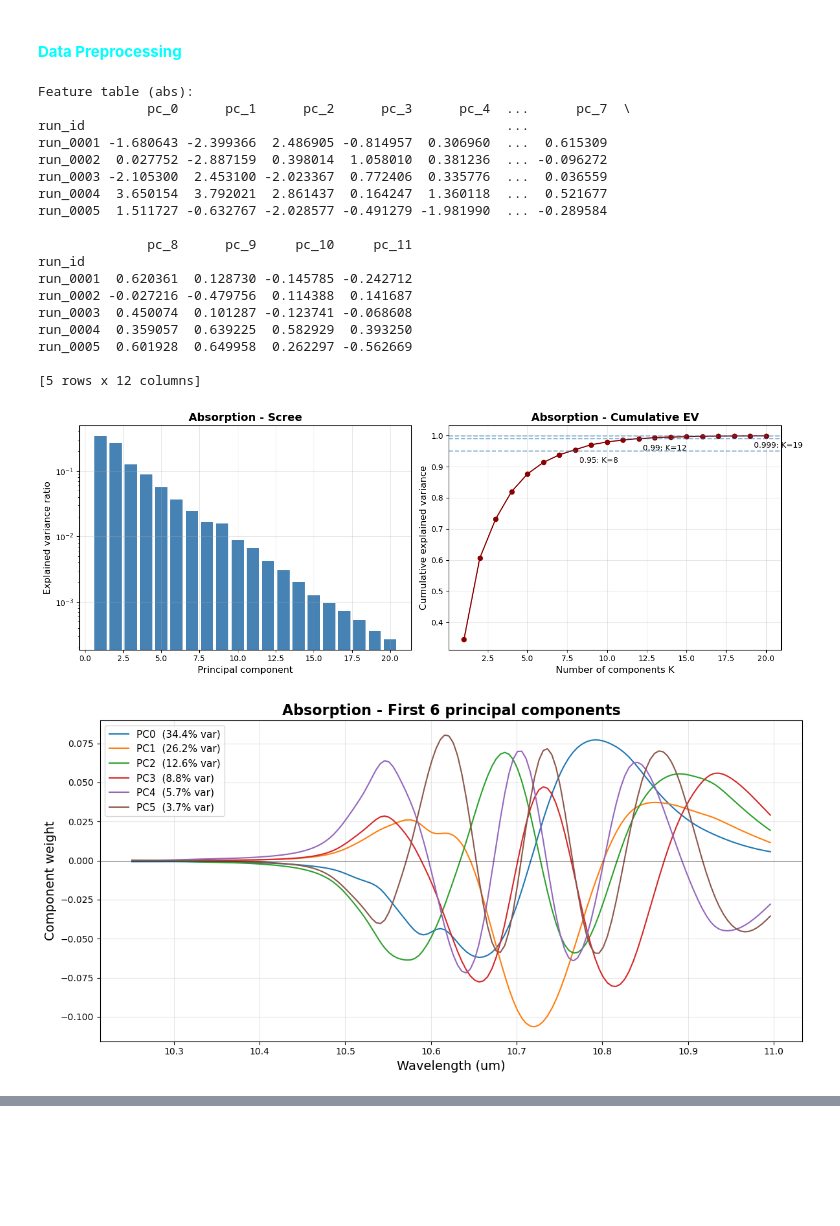
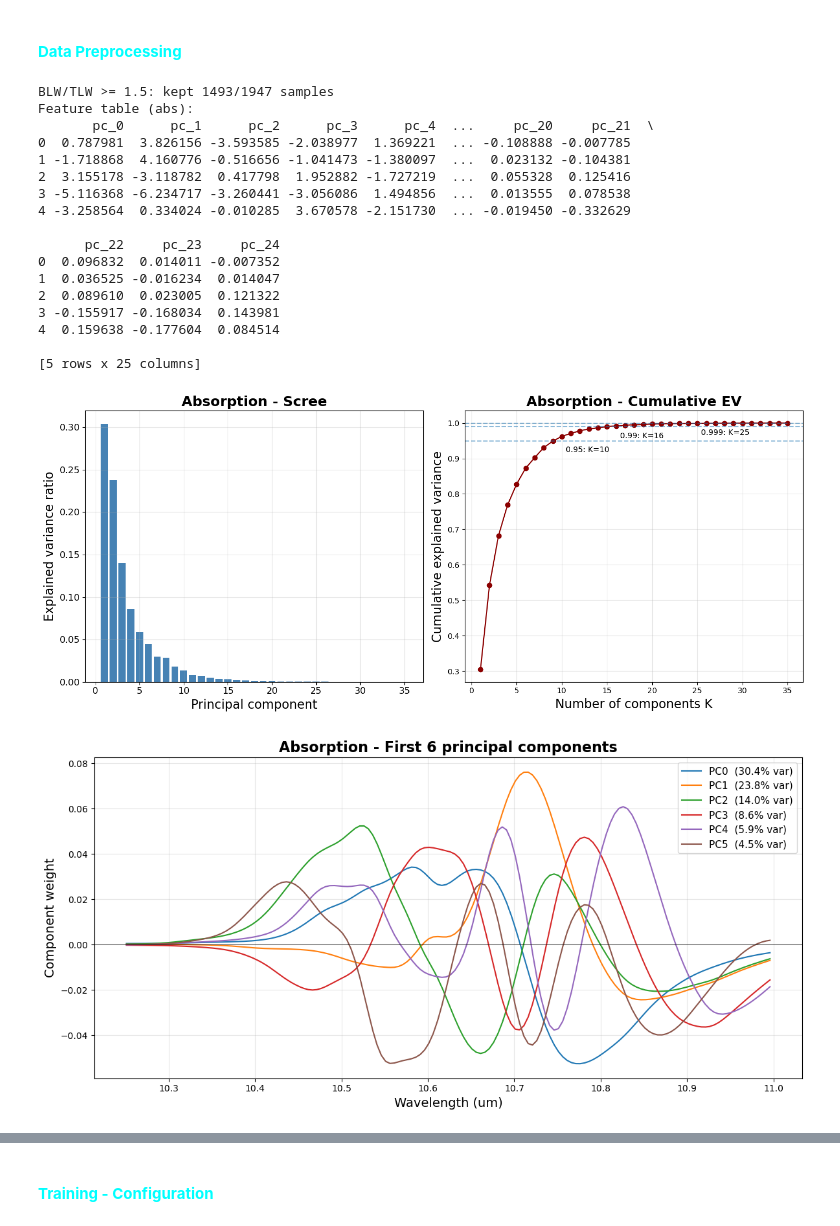
Before and after one commit to mill0851/capstone_SiC_gratings, a Jupyter notebook: ML_project/pca_mlp/PCA_MLP_4D.ipynb, the cells around one changed output, grey strips where cells are left out. Drawn from its saved outputs; the diff is of its cells as text; code cells hidden in the pictures; blank space fills up the shorter version.

```diff
--- a/ML_project/pca_mlp/PCA_MLP_4D.ipynb
+++ b/ML_project/pca_mlp/PCA_MLP_4D.ipynb
@@ -13,23 +22,38 @@ from preprocessing.pipelines import build_pca_pipeline
 # %% [markdown]
 #### <span style="color:cyan">**Data Preprocessing**</span>
 # %%
-#### DATA PREPROCESSING PIPELINE - PCA FEATURES (8D GEOMETRY) ####
+#### DATA PREPROCESSING PIPELINE - PCA FEATURES (4D GEOMETRY) ####
 # Config
 pd.set_option('display.max_columns', 10)
 DATA_PATH = '../data/batch2'
 DOMAIN = (10.25, 11.0)
-TEST_IDX = np.arange(0, 1024, 128)
-INTERP = 4
-K = 12
+INTERP = 10
+TEST_IDX = np.arange(0, 1947, 100)
+K = 25
 K_SWEEP = [2, 5, 10, 20, 40, 80]
 N_PC_SHOW = 6
+
+# Filter out samples with BLW/TLW below this value (set to 0 to disable filtering)
+MIN_BLW_TLW_RATIO = 1.5
 
 # Import Data
 geom_labels, geom_table, refl_data, abs_data, refl_bg, abs_bg, wl = import_data(DATA_PATH)
 
+# Filter samples by BLW/TLW ratio
+if MIN_BLW_TLW_RATIO > 0:
+    ratio = geom_table['blw'] / geom_table['tlw']
+    keep_mask = ratio >= MIN_BLW_TLW_RATIO
+    n_before = len(geom_table)
+    geom_table = geom_table.loc[keep_mask].reset_index(drop=True)
+    refl_data  = refl_data.loc[keep_mask].reset_index(drop=True)
+    abs_data   = abs_data.loc[keep_mask].reset_index(drop=True)
+    print(f'BLW/TLW >= {MIN_BLW_TLW_RATIO}: kept {len(geom_table)}/{n_before} samples')
+    # Re-space TEST_IDX evenly across the filtered sample space (same count as before)
+    TEST_IDX = np.linspace(0, len(geom_table) - 1, len(TEST_IDX)).astype(int)
+
 # Print Data and geometry Table for inspection
-print(f'\ngeometry labels (4D):\n{geom_labels}\n')
-print(f'geometry_table (4D):\n{geom_table.head()}\n')
+# print(f'\ngeometry labels (4D):\n{geom_labels}\n')
+# print(f'geometry_table (4D):\n{geom_table.head()}\n')
 # print(f'absorption data:\n{abs_data.head()}\n')
 # print(f'absorption background:\n{abs_bg.head()}\n')
 
@@ -48,7 +72,7 @@ print(f'Feature table (abs):\n{abs_ft_pca.head()}\n')
 
 #### EXPLORATION PLOTS ####
 # 1) Scree / cumulative explained variance
-plot_scree(abs_pca, 'Absorption', k_max=20)
+plot_scree(abs_pca, 'Absorption', k_max=35)
 
 # 2) Shapes of the first N principal components
 plot_pc_shapes(abs_pca, 'Absorption', N_PC_SHOW)
@@ -60,52 +84,50 @@ plot_k_sweep_reconstruction(abs_data, abs_pca, demo_idx, K_SWEEP, 'Absorption')
 # 4) Spectral MSE and peak-location MAE vs K (dataset-wide diagnostic)
 plot_k_sweep_error(abs_data, abs_pca, K_SWEEP, 'Absorption')
 
-# 5) Latent space scatter: PC0 vs PC1 colored by each geometry parameter (all 8).
+# 5) Latent space scatter: PC0 vs PC1 colored by each geometry parameter (all 4).
 plot_latent_colored_by_geom(abs_ft_pca, geom_table, geom_labels, 'Absorption')
 
 # 6) Reconstruction grid: data (target) vs K-component PCA reconstruction
 #    for each sample in TEST_IDX. Direct visual check of PCA fidelity.
 plot_reconstruction_grid(abs_data, abs_pca, TEST_IDX, 'Absorption')
 
 
 #### DATA EXPORT ####
-# Create export dict (same format as pca_4D.py; geometry_table is now 8D)
 pca_ft = {
     "wl": wl,
     "absorption": abs_data,
     "absorption_features": abs_ft_pca,
     "absorption_pca": abs_pca,
     "geometry_labels": geom_labels,
     "geometry_table": geom_table,
     "K": K,
 }
 
 data_config = {
     "data_path": DATA_PATH,
     "domain": DOMAIN,
     "interpolation_density": INTERP,
     "K": K,
-    "geometry_dim": 8,
-    "derived_features": ["width_sum", "width_diff", "aspect_ratio", "fill_factor"],
+    "geometry_dim": 4,
+    "min_blw_tlw_ratio": MIN_BLW_TLW_RATIO,
 }
 # %% [output]
+BLW/TLW >= 1.5: kept 1493/1947 samples
 Feature table (abs):
-              pc_0      pc_1      pc_2      pc_3      pc_4  ...      pc_7  \
-run_id                                                      ...
-run_0001 -1.680643 -2.399366  2.486905 -0.814957  0.306960  ...  0.615309
-run_0002  0.027752 -2.887159  0.398014  1.058010  0.381236  ... -0.096272
-run_0003 -2.105300  2.453100 -2.023367  0.772406  0.335776  ...  0.036559
-run_0004  3.650154  3.792021  2.861437  0.164247  1.360118  ...  0.521677
-run_0005  1.511727 -0.632767 -2.028577 -0.491279 -1.981990  ... -0.289584
+       pc_0      pc_1      pc_2      pc_3      pc_4  ...     pc_20     pc_21  \
+0  0.787981  3.826156 -3.593585 -2.038977  1.369221  ... -0.108888 -0.007785
+1 -1.718868  4.160776 -0.516656 -1.041473 -1.380097  ...  0.023132 -0.104381
+2  3.155178 -3.118782  0.417798  1.952882 -1.727219  ...  0.055328  0.125416
+3 -5.116368 -6.234717 -3.260441 -3.056086  1.494856  ...  0.013555  0.078538
+4 -3.258564  0.334024 -0.010285  3.670578 -2.151730  ... -0.019450 -0.332629
 
-              pc_8      pc_9     pc_10     pc_11
-run_id
-run_0001  0.620361  0.128730 -0.145785 -0.242712
-run_0002 -0.027216 -0.479756  0.114388  0.141687
-run_0003  0.450074  0.101287 -0.123741 -0.068608
-run_0004  0.359057  0.639225  0.582929  0.393250
-run_0005  0.601928  0.649958  0.262297 -0.562669
+      pc_22     pc_23     pc_24
+0  0.096832  0.014011 -0.007352
+1  0.036525 -0.016234  0.014047
+2  0.089610  0.023005  0.121322
+3 -0.155917 -0.168034  0.143981
+4  0.159638 -0.177604  0.084514
 
-[5 rows x 12 columns]
+[5 rows x 25 columns]
-[figure, old version]
+[figure, new version]
-[figure, old version]
+[figure, new version]
@@ -122,0 +145,2 @@ Absorption K-sweep:
+# %% [markdown]
+#### <span style="color:cyan">**Training - Configuration**</span>
```
Also changed, not shown: parts of 13 cells of this notebook, 30 other files.
